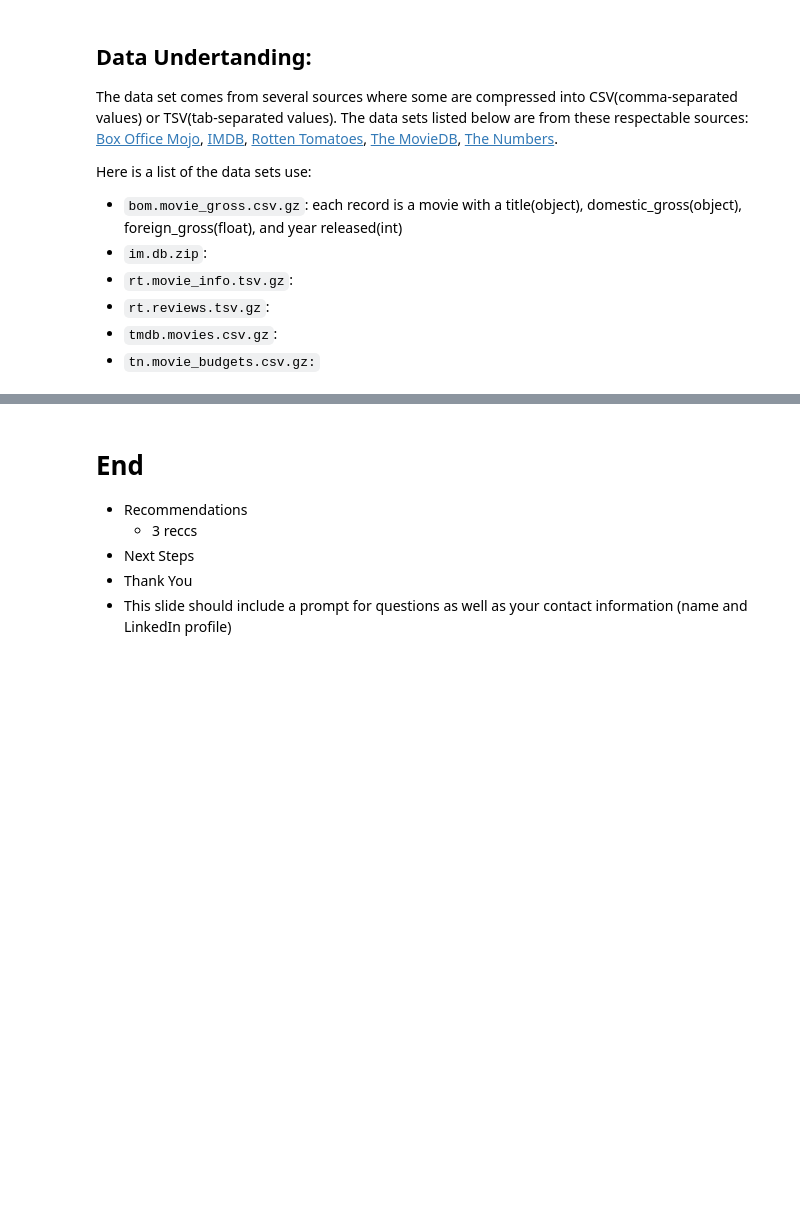
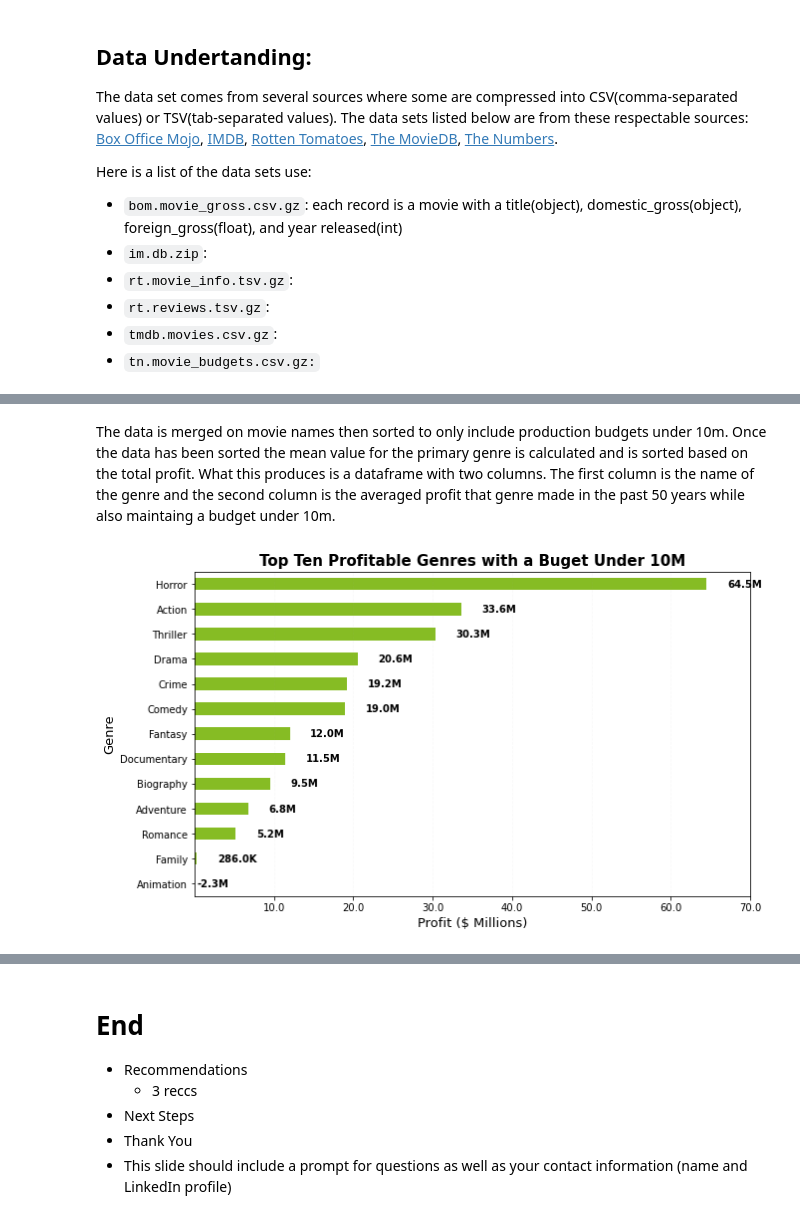
Before and after one commit to cupake01/ai_academy_capstone_project_group4, a Jupyter notebook: notebooks/folder-kelvin_cupay/Notebook Structure.ipynb, the cells around one changed output, grey strips where cells are left out. Saved outputs shown, nothing was run; the diff lists cells and outputs as text; code cells hidden in the pictures; blank space fills up the shorter version.

```diff
--- a/notebooks/folder-kelvin_cupay/Notebook Structure.ipynb
+++ b/notebooks/folder-kelvin_cupay/Notebook Structure.ipynb
@@ -55,0 +203,13 @@ $create profit$
+# %%
+# takes in values and reformats values
+# these are used in the bargraphs
+# handles x values
+def format_values_x(value):
+    if value >= 1000000000: # Billions
+        return f"{value / 1000000000:.1f}"
+    elif value >= 1000000: # Millions
+        return f"{value / 1000000:.1f}"
+    elif value <0 and abs(value) >= 1000000: # Negative Millions
+        return f"{value / 1000000:.1f}"
+    else:
+        return str(value)
@@ -55,0 +232,36 @@ $create profit$
+# %%
+# merge budget gross and movie genres on movie
+budget_UTen = pd.merge(Bugets_Gross_df,movie_genres, on = 'movie')
+# %% [markdown]
+The data is merged on movie names then sorted to only include production budgets under 10m. Once the data has been sorted the mean value for the primary genre is calculated and is sorted based on the total profit. What this produces is a dataframe with two columns. The first column is the name of the genre and the second column is the averaged profit that genre made in the past 50 years while also maintaing a budget under 10m.
+# %%
+# selecting production budget under 10 mill
+budget_UTen = budget_UTen[budget_UTen['production_budget']< 10000000]
+# %%
+# grouping by primary genre then getting mean  then sorting by profit
+budget_UTen_mean =budget_UTen.groupby('primary_genre').mean()['profit'].sort_values()
+# %%
+#Plotting
+fig, ax = plt.subplots(figsize=(10,6))
+budget_UTen_mean.plot(kind='barh',color='#86BC24', ax=ax)
+
+#Title and labels
+ax.set_title('Top Ten Profitable Genres with a Buget Under 10M', fontweight='bold', fontsize=15)
+ax.set_xticks(ax.get_xticks())
+ax.set_xticklabels([format_values_x(x) for x in ax.get_xticks()])
+ax.set_xlabel('Profit ($ Millions)', fontsize=13)
+ax.set_ylabel('Genre', fontsize=13)
+ax.grid(axis='x', linestyle='--', alpha = 0.07)
+ax.set_xlim(1, ax.get_xlim()[1])
+
+#for index, value in enumerate(budget_UTen_mean):
+#    formatted_value = "${:.1f}".format(value)
+#    ax.text(value , index, ' ' + str(formatted_value), va='center', fontweight = 'bold', fontsize =11)
+for index, value in enumerate(budget_UTen_mean):
+    ax.text(value + (0.04 * max(budget_UTen_mean)), index,format_values(value), va = 'center', color = 'black', fontweight='bold')
+
+
+plt.tight_layout
+plt.show()
+# %% [output]
+[figure, added]
```
Also changed, not shown: parts of 83 cells of this notebook.
